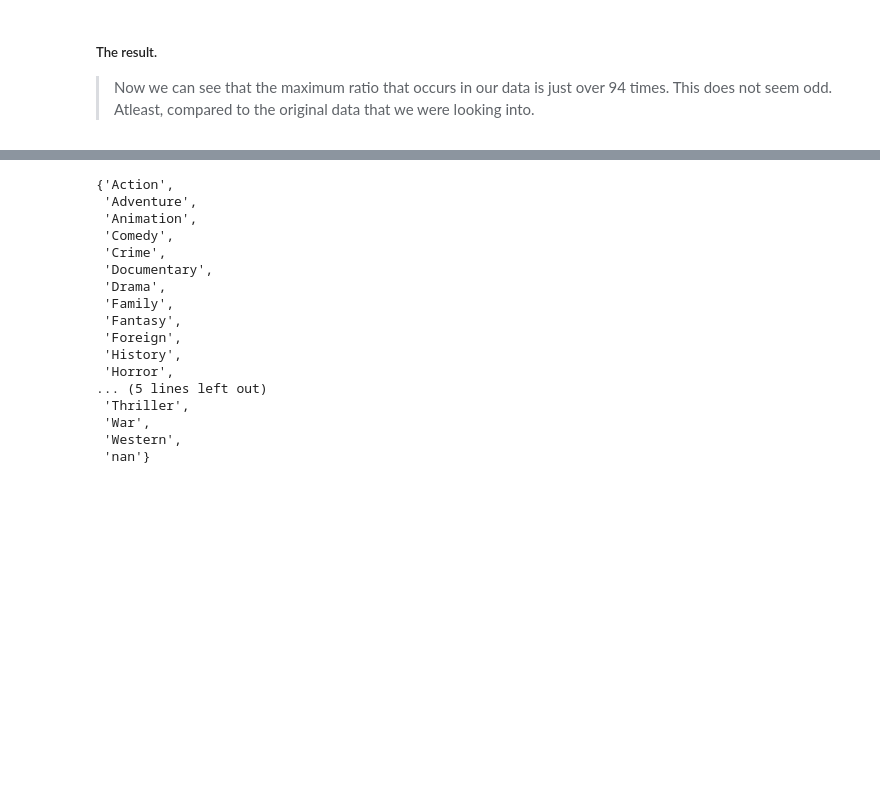
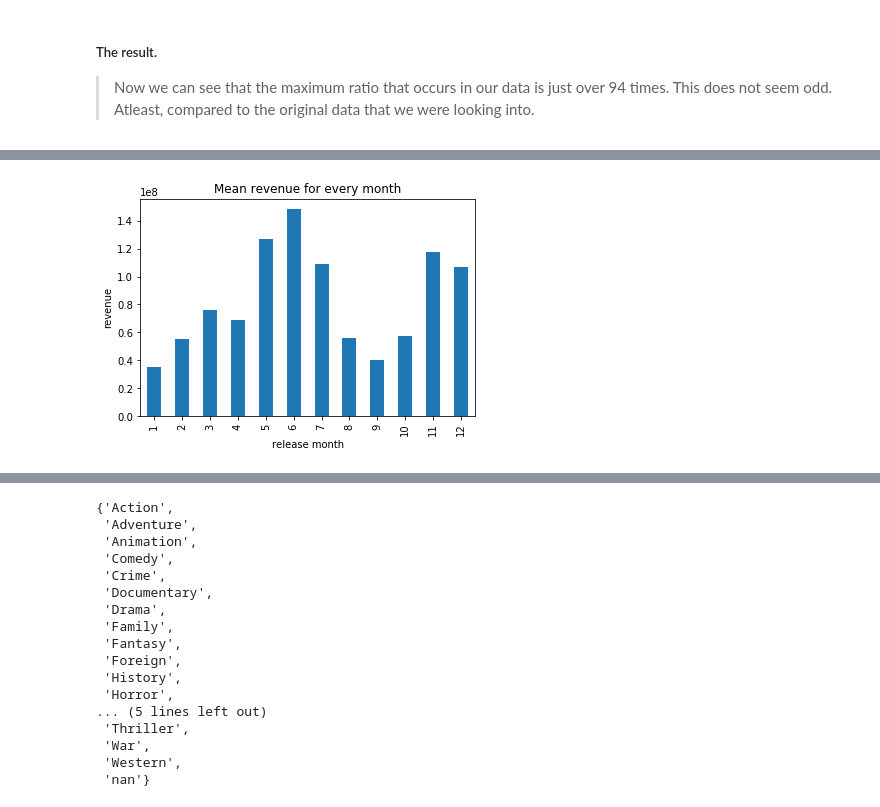
Before and after one commit to nevinbaiju/DAND_imdb, a Jupyter notebook: Investigate_a_Dataset.ipynb, the cells around one changed output, grey strips where cells are left out. Saved outputs shown, nothing was run; the diff lists cells and outputs as text; code cells hidden in the pictures; blank space fills up the shorter version.

Commit message:
solved and wrote the first problem.

```diff
--- a/Investigate_a_Dataset.ipynb
+++ b/Investigate_a_Dataset.ipynb
@@ -203,0 +208,4 @@ movies_df = movies_df.drop(['id', 'imdb_id',
+# %%
+def extract_month(date):
+    month = date.split('/')[0]
+    return int(month)
@@ -243,0 +261,7 @@ The main variables in consideration for this study are, year, genre, popularity,
+# %%
+def plot_series_bar(data, yaxis, xaxis, title):
+    data.plot.bar()
+    plt.xlabel(xaxis)
+    plt.ylabel(yaxis)
+    plt.title(title)
+    plt.show()
@@ -243,0 +275,3 @@ The main variables in consideration for this study are, year, genre, popularity,
+# %%
+#We first group the data by their release month and aggregate the mean.
+data = movies_df.groupby('release_month').mean()
@@ -243,0 +281,4 @@ The main variables in consideration for this study are, year, genre, popularity,
+# %%
+plot_series_bar(data['revenue'], yaxis='revenue', xaxis='release month', title='Mean revenue for every month')
+# %% [output]
+[figure, added]
```
Also changed, not shown: parts of 44 cells of this notebook, 1 other file.
